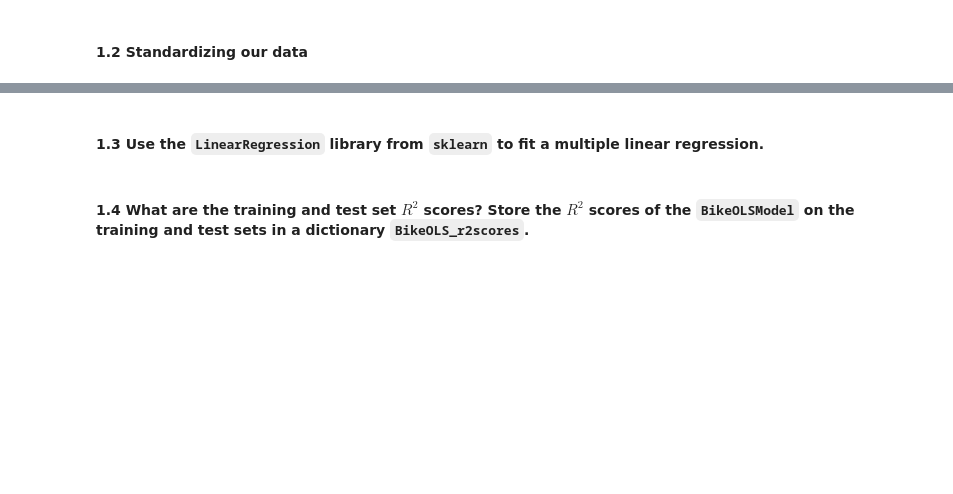
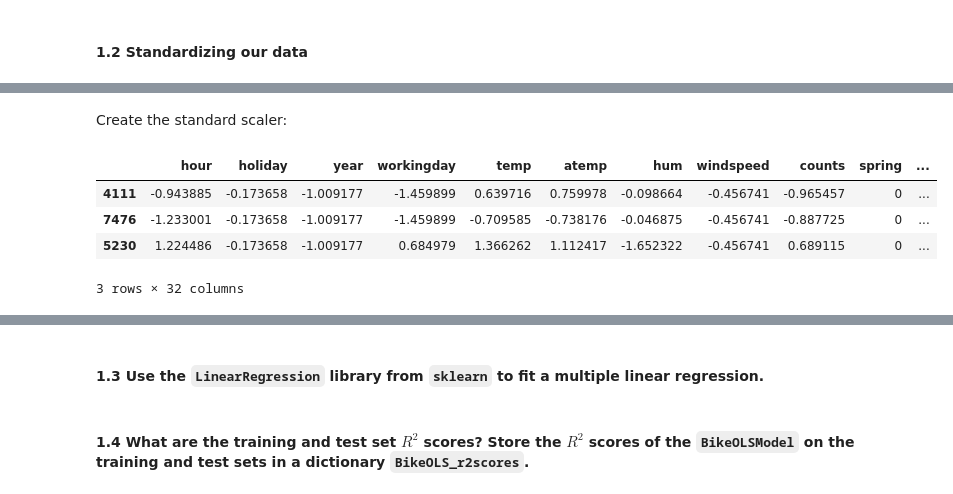
Before and after one commit to lucasresck/foundations-of-data-science, a Jupyter notebook: cs109a_hw4/cs109a_HW4.ipynb, the cells around one changed output, grey strips where cells are left out. Cells and saved outputs as stored; diff of their text form; code cells hidden in the pictures; blank space fills up the shorter version.

```diff
--- a/cs109a_hw4/cs109a_HW4.ipynb
+++ b/cs109a_hw4/cs109a_HW4.ipynb
@@ -88,0 +98,18 @@ Store the feature names as a list of strings in the variable `BikeOLS_significan
+# %%
+numerical_features = [
+    'hour', 'holiday', 'year', 'workingday',
+    'temp', 'atemp', 'hum', 'windspeed', 'counts'
+]
+# %% [markdown]
+Create the standard scaler:
+# %%
+scaler = StandardScaler()
+scaler.fit(BSS_train[numerical_features])
+BSS_train[numerical_features] = scaler.transform(BSS_train[numerical_features])
+BSS_train.sample(3)
+# %% [output]
+|  | hour | holiday | year | workingday | temp | atemp | hum | windspeed | counts | spring | ... |
+| 4111 | -0.943885 | -0.173658 | -1.009177 | -1.459899 | 0.639716 | 0.759978 | -0.098664 | -0.456741 | -0.965457 | 0 | ... |
+| 7476 | -1.233001 | -0.173658 | -1.009177 | -1.459899 | -0.709585 | -0.738176 | -0.046875 | -0.456741 | -0.887725 | 0 | ... |
+| 5230 | 1.224486 | -0.173658 | -1.009177 | 0.684979 | 1.366262 | 1.112417 | -1.652322 | -0.456741 | 0.689115 | 0 | ... |
+3 rows × 32 columns
```
Also changed, not shown: parts of 51 cells of this notebook.
